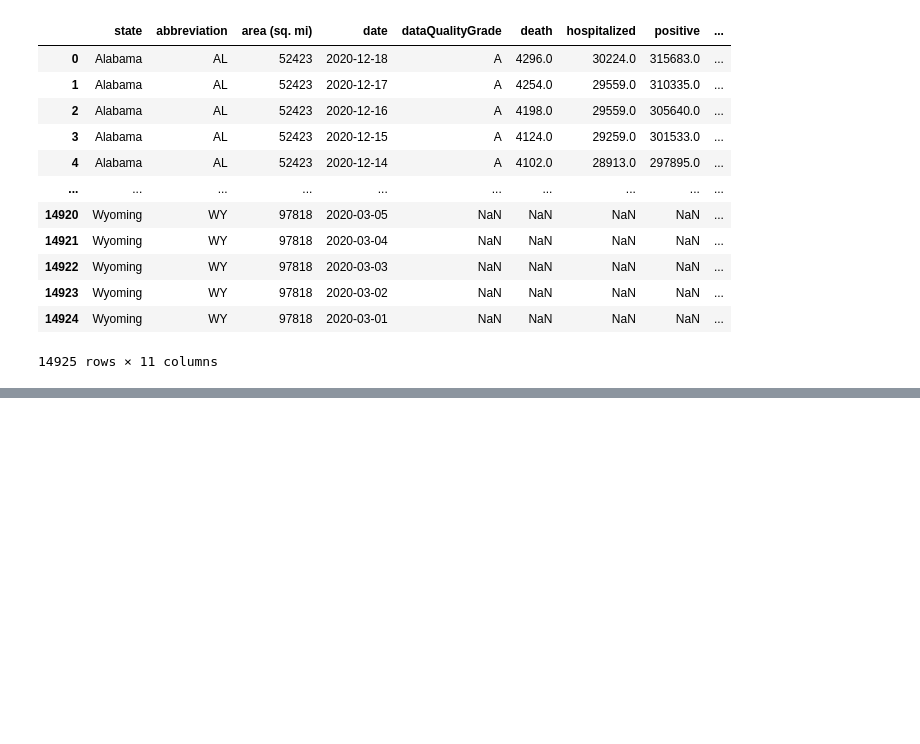
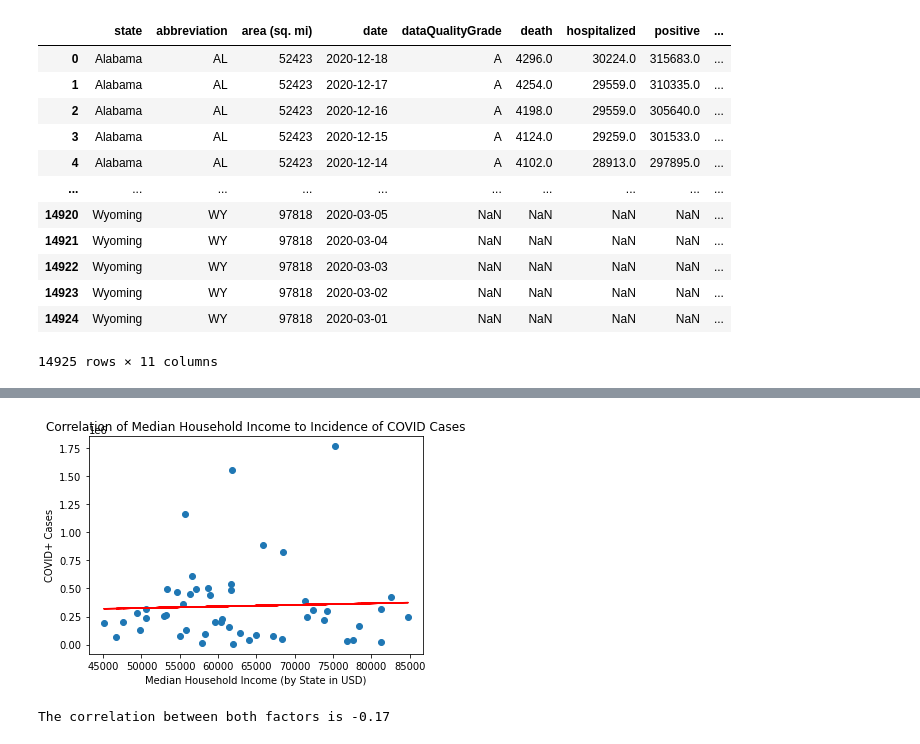
Before and after one commit to lcarbo/US_COVID_Project, a Jupyter notebook: Testing_Script.ipynb, the cells around one changed output, grey strips where cells are left out. Cells and saved outputs as stored; diff of their text form; code cells hidden in the pictures; blank space fills up the shorter version.

```diff
--- a/Testing_Script.ipynb
+++ b/Testing_Script.ipynb
@@ -159,0 +170,11 @@ recent_df
+# %%
+census_pd = census_pd.rename(columns={"B01003_001E": "Population",
+                                      "B01002_001E": "Median Age",
+                                      "B19013_001E": "Median Household Income",
+                                      "B19301_001E": "Per Capita Income",
+                                      "NAME": "Name", "state": "State"})
+
+merge_df = pd.merge(recent_df, census_pd, left_on='state', right_on='Name', how='inner')
+date = merge_df["date"][0]
+
+final_df = merge_df.drop(columns=['state','dataQualityGrade','date',"State"])
@@ -159,0 +289,20 @@ recent_df
+# %%
+# Show the linear regression model for the scatter plot data
+x_values = final_df_outlier["Median Household Income"]
+y_values = final_df_outlier["Positive"]
+(slope, intercept, rvalue, pvalue, stderr) = st.linregress(x_values, y_values)
+regress_values = x_values * slope + intercept
+plt.scatter(x_values,y_values)
+plt.plot(x_values,regress_values,"r-")
+plt.ylabel("COVID+ Cases")
+plt.xlabel("Median Household Income (by State in USD)")
+plt.title("Correlation of Median Household Income to Incidence of COVID Cases")
+plt.show()
+# %% [output]
+[figure, added]
+# %%
+# Find and print the correlation for Median Age to COVID Cases
+correlation = st.pearsonr(final_df_outlier["Median Age"],final_df_outlier["Positive"])
+print(f"The correlation between both factors is {round(correlation[0],2)}")
+# %% [output]
+The correlation between both factors is -0.17
```
Also changed, not shown: parts of 12 cells of this notebook, 1 other file.
